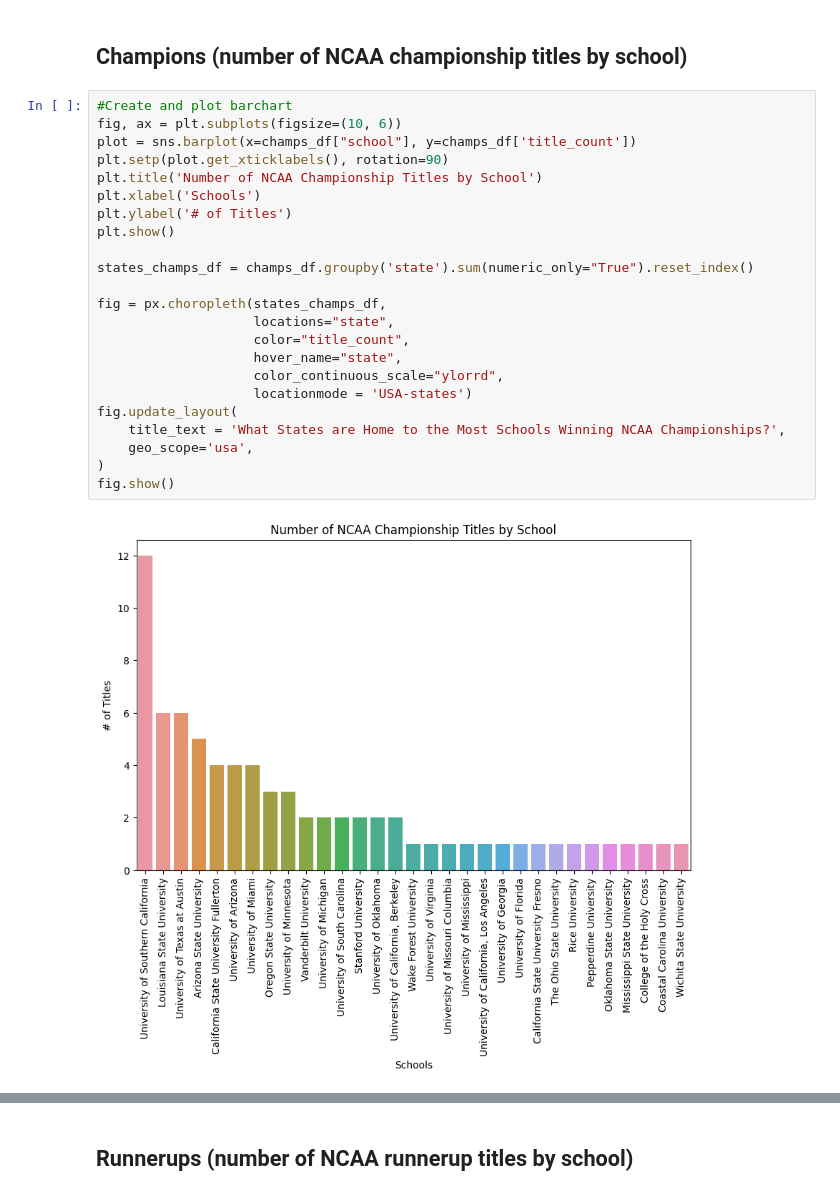
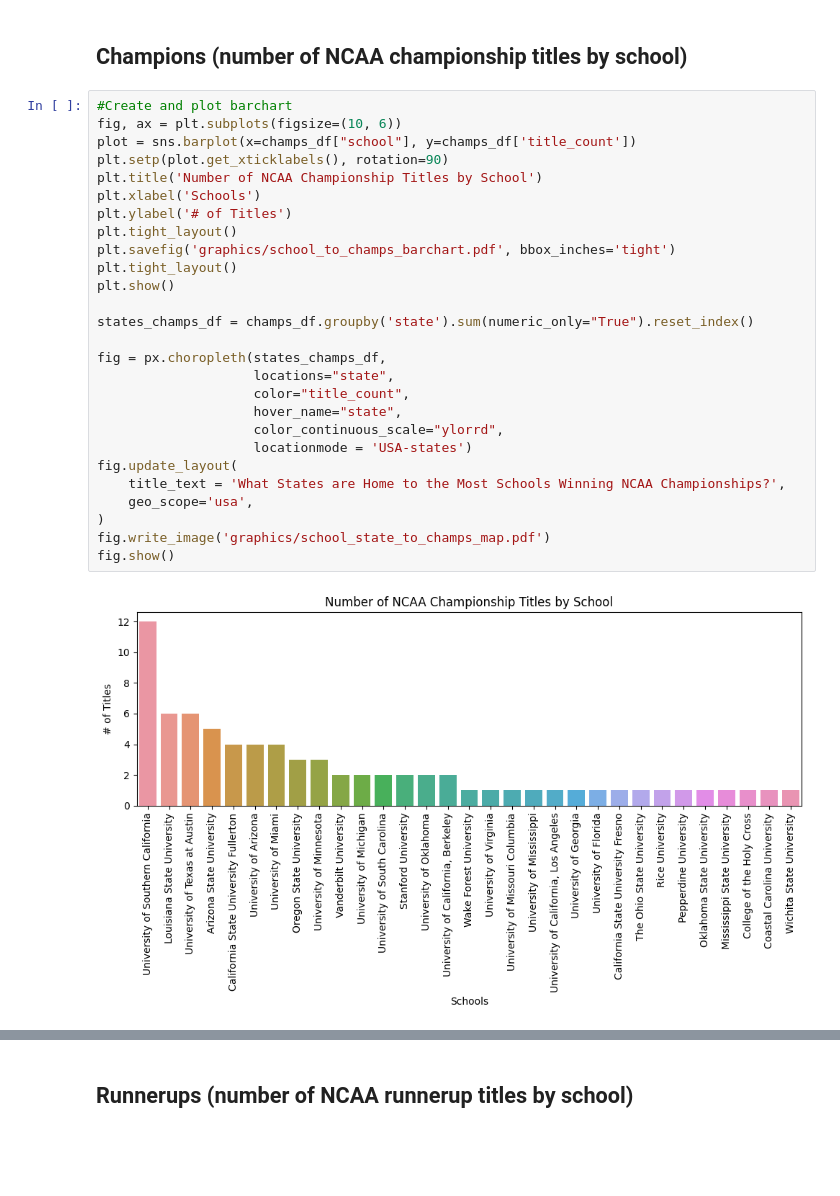
Before and after one commit to ReaganHoopes/cs5830_project1, a Jupyter notebook: project1.ipynb, the cells around one changed output, grey strips where cells are left out. Saved outputs shown, nothing was run; the diff lists cells and outputs as text; blank space fills up the shorter version.

```diff
--- a/project1.ipynb
+++ b/project1.ipynb
@@ -242,28 +248,32 @@ combined_df = combined_df.reset_index()
 # %%
 #Create and plot barchart
 fig, ax = plt.subplots(figsize=(10, 6))
 plot = sns.barplot(x=champs_df["school"], y=champs_df['title_count'])
 plt.setp(plot.get_xticklabels(), rotation=90)
 plt.title('Number of NCAA Championship Titles by School')
 plt.xlabel('Schools')
 plt.ylabel('# of Titles')
+plt.tight_layout()
+plt.savefig('graphics/school_to_champs_barchart.pdf', bbox_inches='tight')
+plt.tight_layout()
 plt.show()
 
 states_champs_df = champs_df.groupby('state').sum(numeric_only="True").reset_index()
 
 fig = px.choropleth(states_champs_df,
                     locations="state",
                     color="title_count",
                     hover_name="state",
                     color_continuous_scale="ylorrd",
                     locationmode = 'USA-states')
 fig.update_layout(
     title_text = 'What States are Home to the Most Schools Winning NCAA Championships?',
     geo_scope='usa',
 )
+fig.write_image('graphics/school_state_to_champs_map.pdf')
 fig.show()
 # %% [output]
-[figure, old version]
+[figure, new version]
 [interactive output not drawn]
 # %% [markdown]
 ## Runnerups (number of NCAA runnerup titles by school)
```
Also changed, not shown: parts of 9 cells of this notebook, 14 other files.
